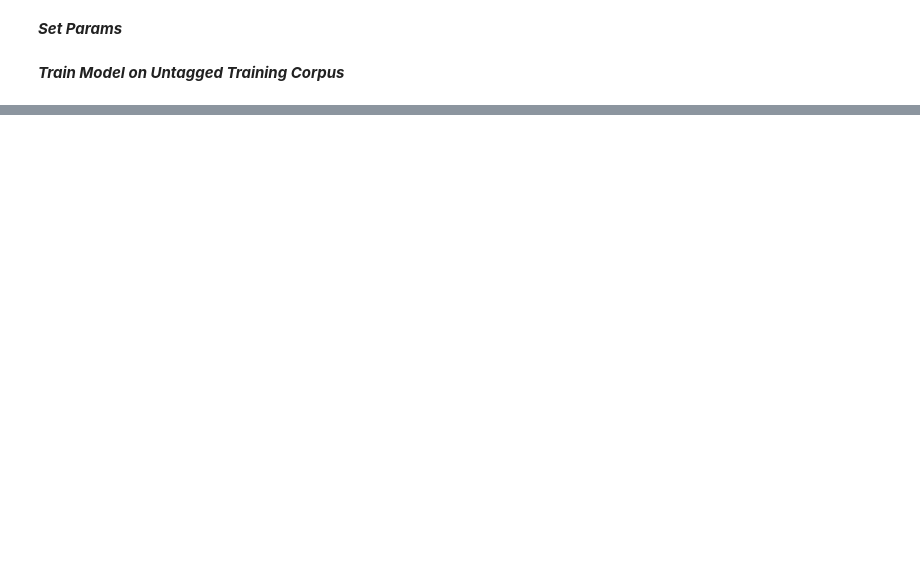
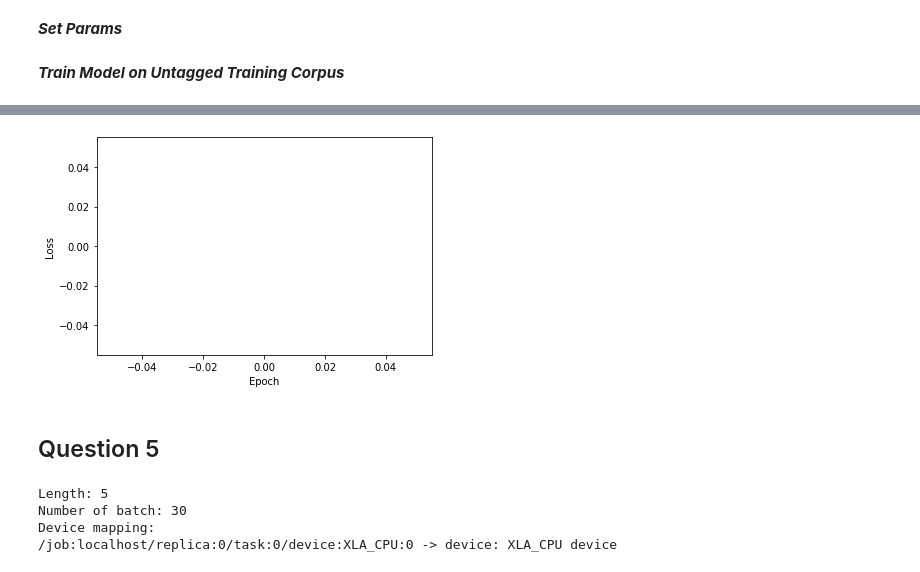
Before and after one commit to wdong97/Bengio-nlp-2, a Jupyter notebook: Proj2-Bonga.ipynb, the cells around one changed output, grey strips where cells are left out. Cells and saved outputs as stored; diff of their text form; code cells hidden in the pictures; blank space fills up the shorter version.

```diff
--- a/Proj2-Bonga.ipynb
+++ b/Proj2-Bonga.ipynb
@@ -620,0 +659,10 @@ NameError: name 'epoch_size' is not defined
+# %%
+#loss plot for untagged testing
+plt.plot(epochTest,lListTest)
+plt.ylabel('Loss')
+plt.xlabel('Epoch')
+plt.show()
+# %% [output]
+[figure, added]
+# %% [markdown]
+## Question 5
@@ -620,0 +718,9 @@ NameError: name 'epoch_size' is not defined
+# %%
+vDictNewsT = set([token for token in vocab_dictSetNewsT])
+lossList,perpList,word_embedding,modl= train(x_testNewsTest[:5],y_testNewsTest[:5],vDictNewsTest,pNewTest,ModelExperiment(pNewTrain)
+                                            )
+# %% [output]
+Length: 5
+Number of batch: 30
+Device mapping:
+/job:localhost/replica:0/task:0/device:XLA_CPU:0 -> device: XLA_CPU device
```
Also changed, not shown: parts of 48 cells of this notebook, 1 other file.
